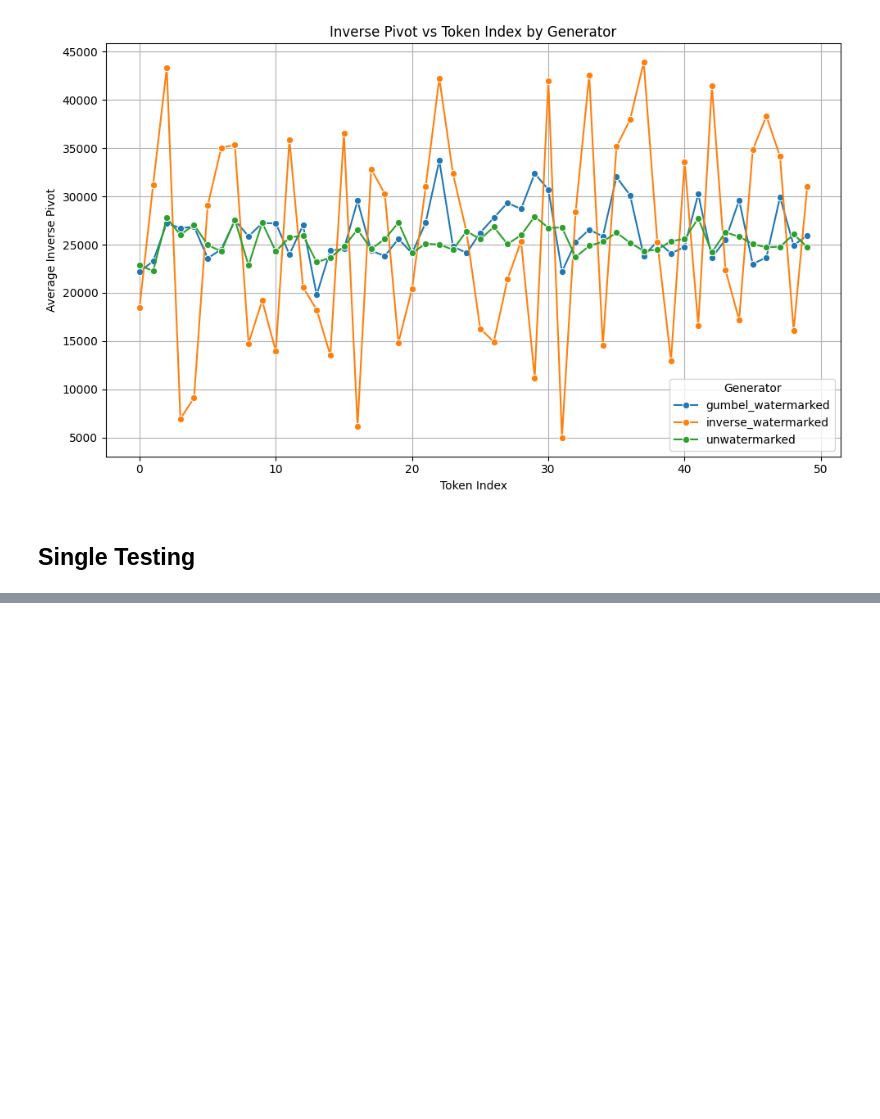
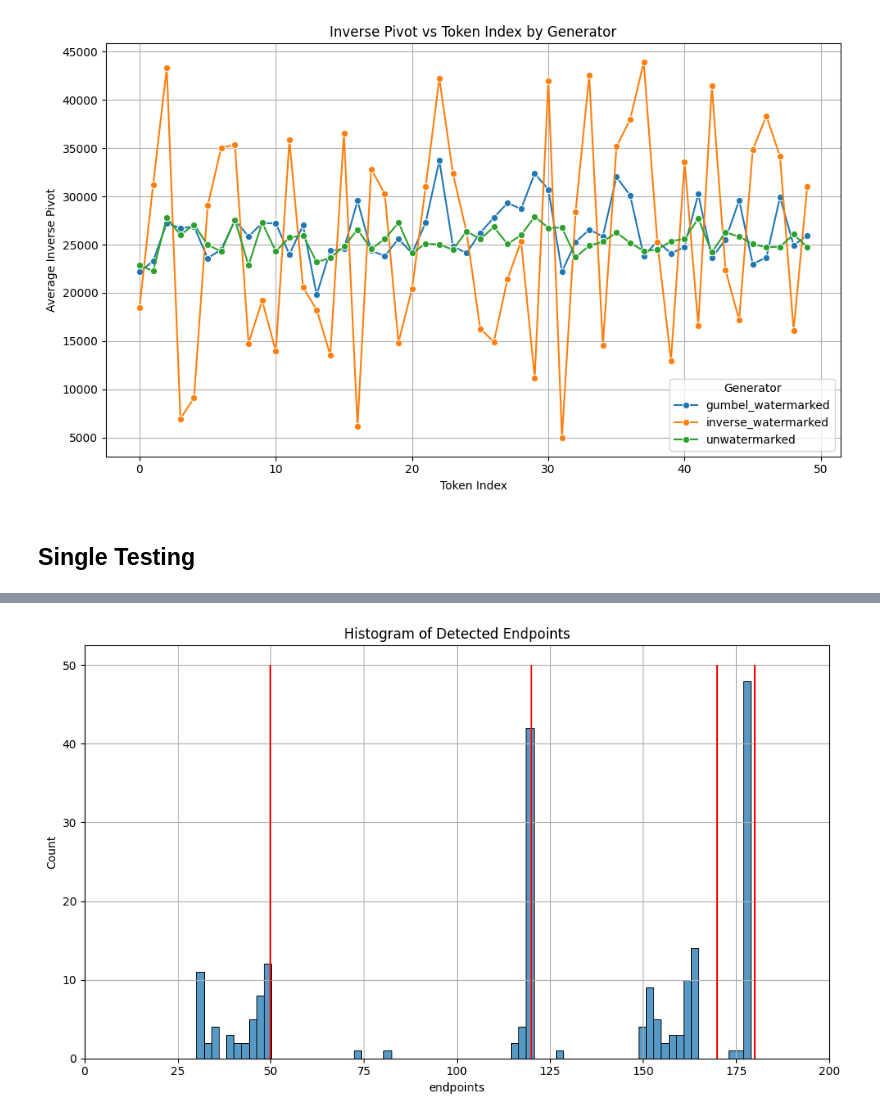
Before and after one commit to subroy13/WISER, a Jupyter notebook: scripts/check_llm_output.ipynb, the cells around one changed output, grey strips where cells are left out. Drawn from its saved outputs; the diff is of its cells as text; code cells hidden in the pictures; blank space fills up the shorter version.

```diff
--- a/scripts/check_llm_output.ipynb
+++ b/scripts/check_llm_output.ipynb
@@ -185,0 +201,30 @@ plt.show()
+# %%
+# let's look at detected intervals
+endpoints = []
+for response in response_list:
+    detected_intervals = response['detected_intervals']
+    for left, right in detected_intervals:
+        endpoints.append(left)
+        endpoints.append(right)
+
+# Plot using seaborn
+plt.figure(figsize=(10, 6))
+sns.histplot(
+    data=pd.DataFrame({'endpoints': endpoints}),
+    x='endpoints',
+    binwidth=2
+)
+plt.vlines(
+    x=[int(a) for a in response_list[0]['token_generation_func'].keys()],
+    ymin=0,
+    ymax = 50,
+    colors="red"
+)
+
+plt.title('Histogram of Detected Endpoints')
+plt.xlim(0, 200)
+plt.grid(True)
+plt.tight_layout()
+plt.show()
+# %% [output]
+[figure, added]
```
Also changed, not shown: parts of 2 cells of this notebook, 7 other files.
